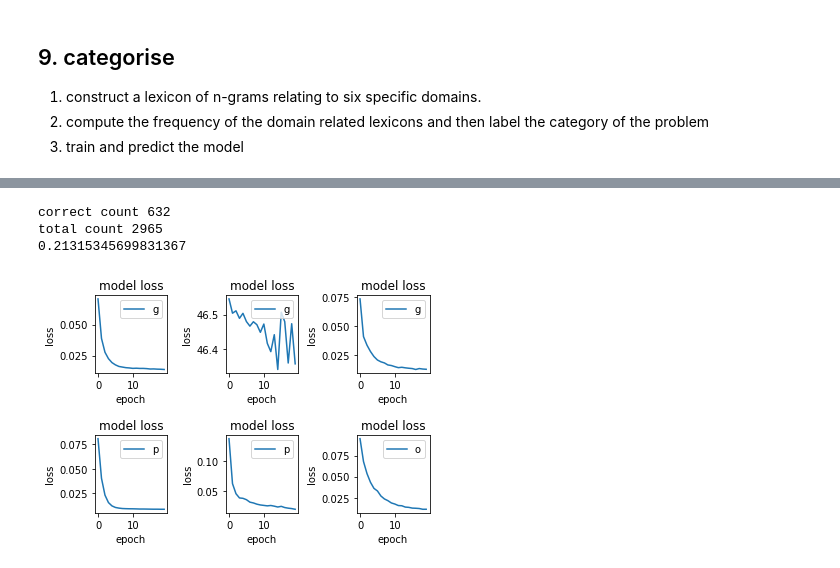
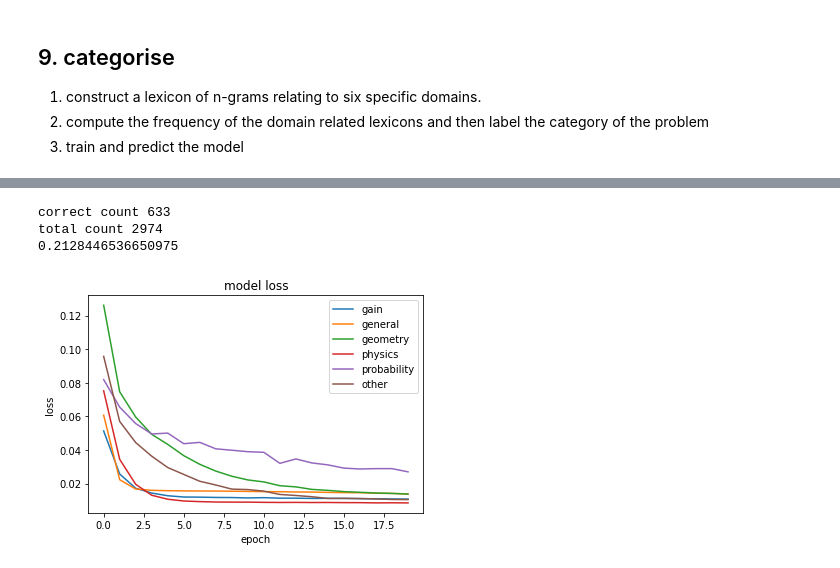
Before and after one commit to Liya-2/Project_MathQA, a Jupyter notebook: 1_TextRegression.ipynb, the cells around one changed output, grey strips where cells are left out. Cells and saved outputs as stored; diff of their text form; code cells hidden in the pictures.

```diff
--- a/1_TextRegression.ipynb
+++ b/1_TextRegression.ipynb
@@ -183,7 +183,7 @@ def sum_norm(train_df):
 
     # normalise all the options
     option_df = pd.DataFrame(norm_train_df.iloc[:, 3:8])
-    opt_sum = option_df.sum(axis=1)
+    opt_sum = np.abs(option_df).sum(axis=1)
     norm_train_df.iloc[:, 3:8] = option_df.div(opt_sum, axis=0)
 
     norm_train_df['correct'] = norm_train_df['correct'].apply(num_label)
@@ -759,25 +750,19 @@ print("correct count", sum(cor_count_list))
 print("total count", sum(total_count_list))
 print(sum(cor_count_list) / sum(total_count_list))
 # %% [output]
-correct count 632
-total count 2965
-0.21315345699831367
+correct count 633
+total count 2974
+0.2128446536650975
 # %%
 # show the loss
 
-
-# fig, ax = plt.subplot(3, 2, True, figsize=(12, 9))
-
 for i in range(len(m_list)):
-    plt.subplot(2, 3, (i+1))
     plt.plot(m_list[i].history['loss'])
-
     plt.title('model loss')
     plt.ylabel('loss')
     plt.xlabel('epoch')
-    plt.legend(cat_label[i], loc='upper right')
 
-plt.subplots_adjust(wspace=0.8, hspace=0.8)
+plt.legend(cat_label, loc='upper right')
 plt.show()
 # %% [output]
-[figure, old version]
+[figure, new version]
```
Also changed, not shown: parts of 13 cells of this notebook.
